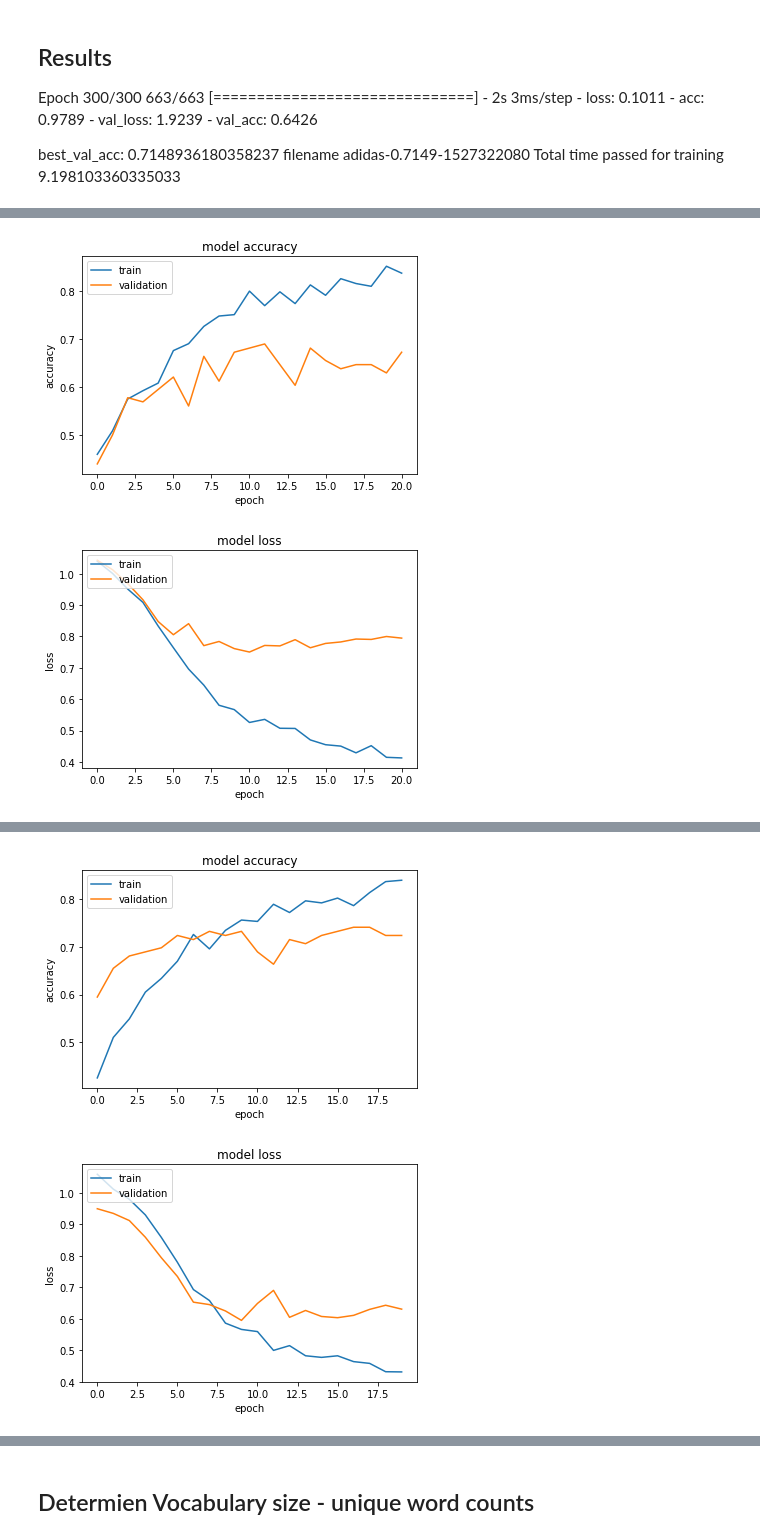
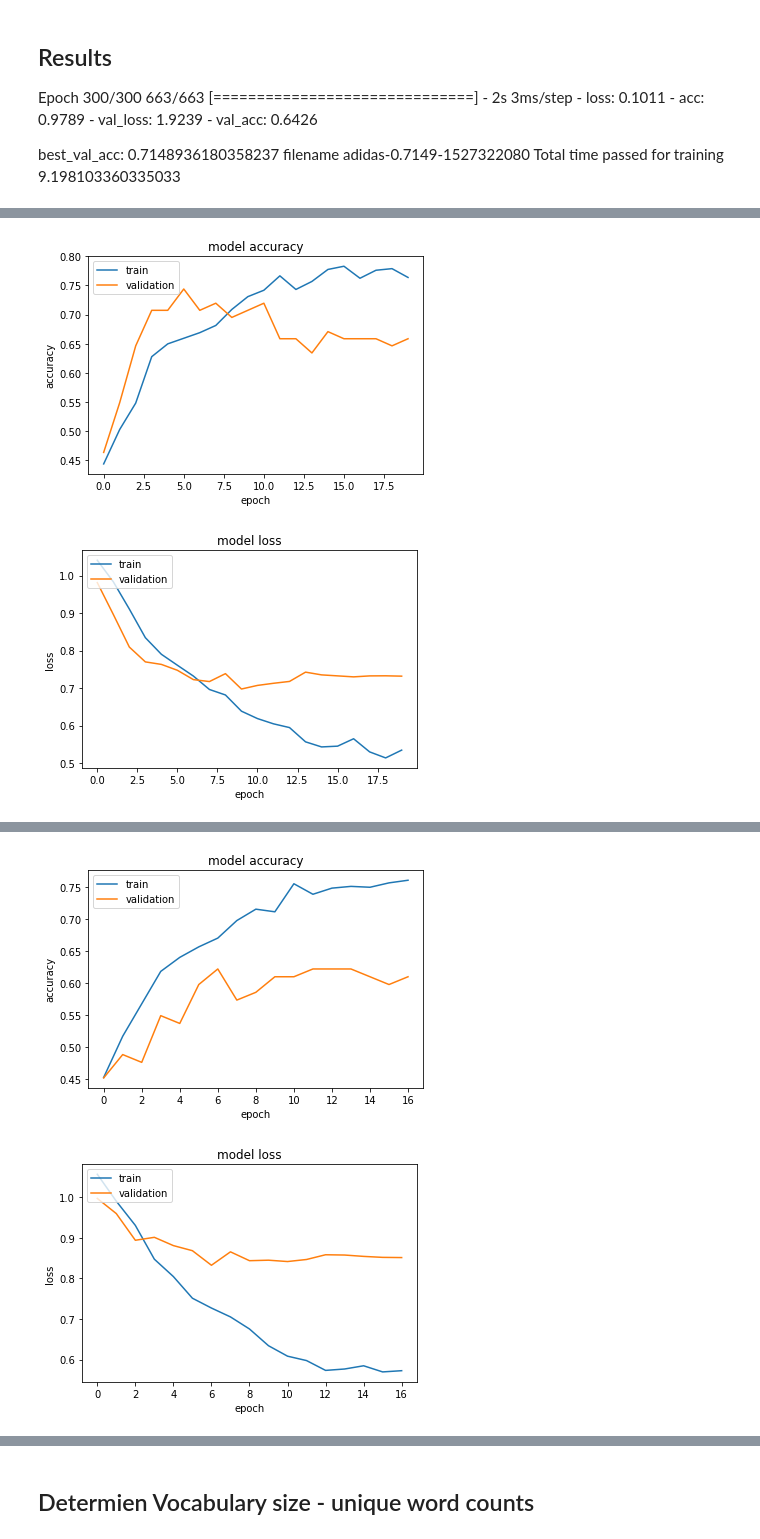
Before and after one commit to elkhand/human-emotions-classifier, a Jupyter notebook: Keras-Bidrectional-GRU-based sentiment analysis of OASIS dataset captions.ipynb, the cells around one changed output, grey strips where cells are left out. Saved outputs shown, nothing was run; the diff lists cells and outputs as text; code cells hidden in the pictures.

Commit message:
Added training with Twitter and captions together

```diff
--- a/Keras-Bidrectional-GRU-based sentiment analysis of OASIS dataset captions.ipynb
+++ b/Keras-Bidrectional-GRU-based sentiment analysis of OASIS dataset captions.ipynb
@@ -85,7 +86,8 @@ captions_root = "/home/elkhand/git-repos/human-emotions-classifier/dataset/metad
 captions_root_path = pathlib.Path(captions_root)
 human_output_caption_to_label_csv_path = captions_root_path/'humanCaptionWithLabeldf.csv'
 human_caption_csv_path = captions_root_path/'captions.csv'
-fasttext_embedding_path = 'embedding/wiki-news-300d-1M.vec'
+#fasttext_embedding_path = 'embedding/wiki-news-300d-1M.vec'
+fasttext_embedding_path = '/home/elkhand/datasets/glove-vectors/glove.twitter.27B.200d.txt'
 model_results_root_dir = "model/"
 inputDataset_csv_path = captions_root_path/"inputDataset.csv"
 testDataset_csv_path = captions_root_path/"testDataset.csv"
@@ -100,19 +102,19 @@ auto_caption_csv_path = captions_root_path/'auto_generated_captions.csv'
 dataset_path = human_output_caption_to_label_csv_path
 # dataset_path = auto_output_caption_to_label_csv_path
 
-kfold_splits = 7 # 5 # 10 # 7
+kfold_splits = 10 # 7 # 5 # 10 # 7
 test_size = 0.1
 
-embedding_dimension = 300
+embedding_dimension = 200 # 300
 hidden_layer_dim = 32
-batch_size = 64
+batch_size = 16 # 64
 nb_epochs = 100
 dropout = 0.3
-recurrent_dropout=0.3
+recurrent_dropout=  0.6
 patience = 10
 verbose = 0
 
-useF1Score = True
+useF1Score = False # True
 # %% [markdown]
 ## Create <caption,label> CSV files
 # %%
@@ -207,12 +209,13 @@ def build_model(max_seq_len, num_of_classes, config):
     # Cross-validation results: 0.61% (+/- 0.13%)
     model = Sequential()
     model.add(Masking(mask_value=0., input_shape=(None, config['embedding_dimension'])))
-    #model.add(GRU(max_seq_len,return_sequences=True, recurrent_dropout=recurrent_dropout))
-    #model.add(GRU(max_seq_len, dropout=0.65, recurrent_dropout=0.35))
-    model.add(Bidirectional(GRU(max_seq_len, return_sequences=True, dropout=config['dropout'],
-                                recurrent_dropout=config['recurrent_dropout']), merge_mode='concat'))
-    model.add(Bidirectional(GRU(max_seq_len, dropout=config['dropout'] - 0.1,
-                                recurrent_dropout=config['recurrent_dropout'] - 0.1 ), merge_mode='concat'))
+
+#     model.add(Bidirectional(GRU(max_seq_len, return_sequences=True, dropout=config['dropout'],
+#                                 recurrent_dropout=config['recurrent_dropout']), merge_mode='concat'))
+#     model.add(Bidirectional(GRU(max_seq_len, dropout=config['dropout'] - 0.1,
+#                                 recurrent_dropout=config['recurrent_dropout'] - 0.1 ), merge_mode='concat'))
+    model.add(LSTM(max_seq_len, return_sequences=True, dropout=config['dropout'], recurrent_dropout=config['recurrent_dropout']))
+    model.add(LSTM(max_seq_len, dropout=config['dropout'], recurrent_dropout=config['recurrent_dropout']))
     model.add(Dense(num_of_classes, activation='softmax'))
 
     if config['useF1Score']:
@@ -225,6 +228,8 @@ def build_model(max_seq_len, num_of_classes, config):
                       metrics=metrics)
     #print(model.summary())
     return model
+
+
 
 
 def evalaute_on_test_data(model, testDataset, inputDataset, wordToVec, config):
@@ -286,10 +291,10 @@ def train_StratifiedKFold(inputDataset, testDataset, wordToVec, config):
         class_to_index = {}
         index_to_class = {}
 
-        X_train, X_val = X[train_indices], X[val_indices]
+        X_train_caption, X_val_caption = X[train_indices], X[val_indices]
         y_train_index, y_val_index = y[train_indices], y[val_indices]
 
-        dfTrain = pd.concat([X_train, y_train_index], axis=1)
+        dfTrain = pd.concat([X_train_caption, y_train_index], axis=1)
         dfTrain.columns = ['caption', 'label']
         X_train, y_train_index, num_of_classes, class_to_index, index_to_class = \
             caput.load_dataset_StratifiedKFold(
@@ -301,7 +306,14 @@ def train_StratifiedKFold(inputDataset, testDataset, wordToVec, config):
                             config)
         y_train = caput.convert_index_to_one_hot(y_train_index, num_of_classes)
 
-        dfVal= pd.concat([X_val, y_val_index], axis=1)
+        y_ints = [y.argmax() for y in y_train]
+        class_weights = class_weight.compute_class_weight('balanced',
+                                                 np.unique(y_ints),
+                                                 y_ints)
+        print("class_weights", class_weights)
+        print("class_to_index", class_to_index)
+
+        dfVal= pd.concat([X_val_caption, y_val_index], axis=1)
         dfVal.columns = ['caption', 'label']
         X_val, y_val_index, _, _, _ = caput.load_dataset_StratifiedKFold(
                             dfVal,
@@ -318,18 +330,20 @@ def train_StratifiedKFold(inputDataset, testDataset, wordToVec, config):
         print("Val label distribution: ",dfVal.groupby('label').label.count())
 
 
-        model = build_model(max_seq_len,
-                            num_of_classes,
-                            config
-                            )
+        model = build_model(max_seq_len,num_of_classes, config)
+
         plot_model(model, to_file = model_results_root_dir + '/model.png', show_shapes=True, show_layer_names=True)#
 
+
+        # Log to tensorboard
+        tensorBoardCallback = TensorBoard(log_dir=model_results_root_dir + '/logs', write_graph=True)
+
         reduce_lr = ReduceLROnPlateau(monitor='val_loss',
-                                  factor=0.7,
+                                  factor=0.5,
                                   patience=2,
-                                  min_lr=10e-7,
+                                  min_lr=1e-7,
                                   cooldown=1,
-                                  verbose=config['verbose'])
+                                  verbose=1)
 
         history = {}
         filename = ""
@@ -338,7 +352,8 @@ def train_StratifiedKFold(inputDataset, testDataset, wordToVec, config):
         checkpoint = ModelCheckpoint(filepath, monitor='val_acc', verbose=0, save_best_only=True, mode='max')
         early_stopping = EarlyStopping(monitor='val_loss', patience=patience)
 
-        callbacks_list = [checkpoint,  reduce_lr, early_stopping]  #
+        callbacks_list = [checkpoint,  reduce_lr, early_stopping, tensorBoardCallback]  #
+
         history = model.fit(x=X_train,
                       y=y_train,
                       batch_size=config['batch_size'],
@@ -346,7 +361,8 @@ def train_StratifiedKFold(inputDataset, testDataset, wordToVec, config):
                       verbose=config['verbose'],
                       validation_data = (X_val, y_val),
                       shuffle=True,
-                      callbacks=callbacks_list)
+                      callbacks=callbacks_list,
+                      class_weight = class_weights)        #
         val_acc_list = history.history['val_acc']
         best_val_acc =  max(val_acc_list)
         cv_accuracies.append(best_val_acc)
@@ -432,2 +448,2 @@ best_train_f1 0.8453400768876419
-[figure, old version]
+[figure, new version]
-[figure, old version]
+[figure, new version]
@@ -453,2 +467,2 @@ best_train_f1 0.839290208878366
-[figure, old version]
+[figure, new version]
-[figure, old version]
+[figure, new version]
```
Also changed, not shown: parts of 6 cells of this notebook, 7 other files.
